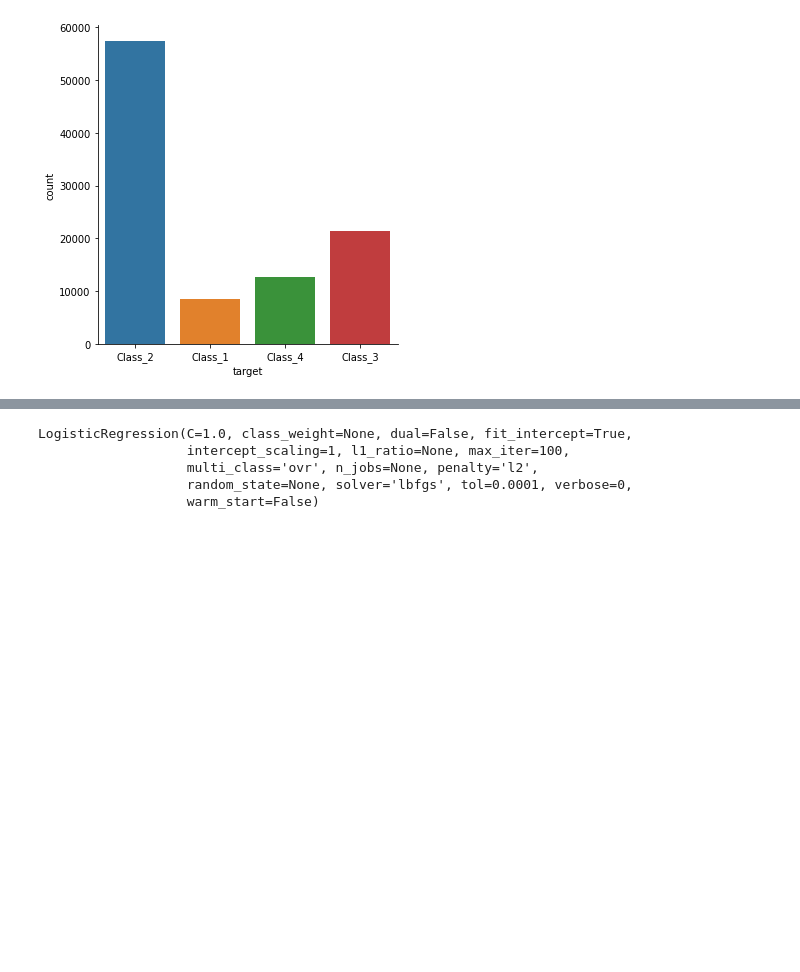
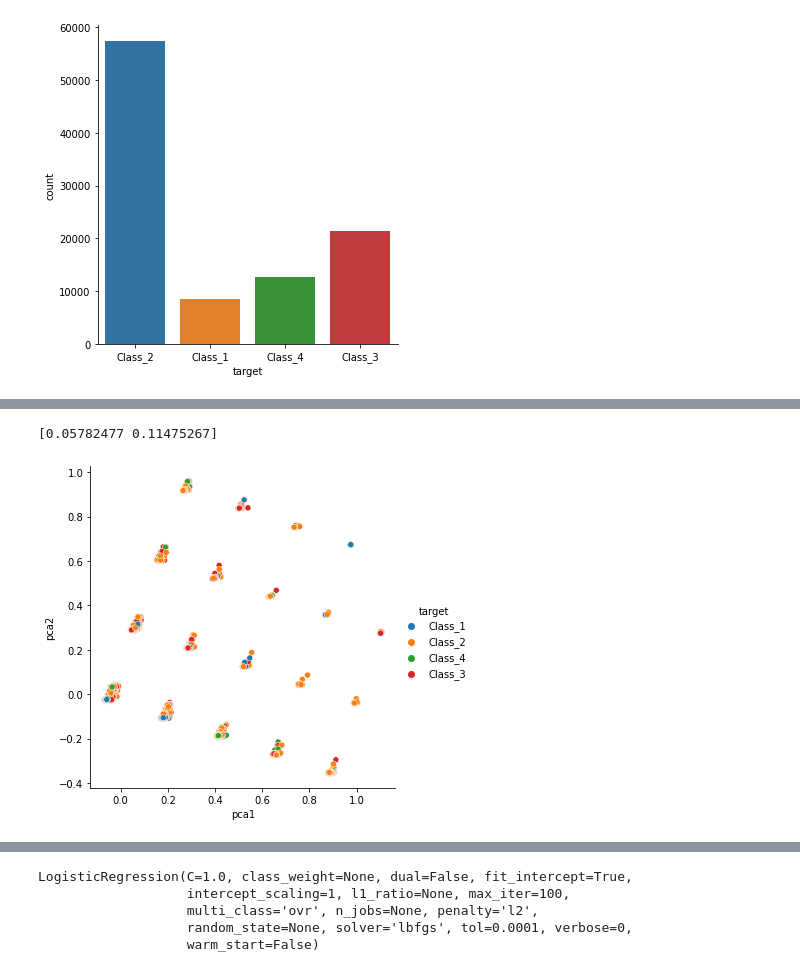
Before and after one commit to shreyansh273/TPS-May-2021, a Jupyter notebook: TPS_May2021.ipynb, the cells around one changed output, grey strips where cells are left out. Saved outputs shown, nothing was run; the diff lists cells and outputs as text; code cells hidden in the pictures; blank space fills up the shorter version.

```diff
--- a/TPS_May2021.ipynb
+++ b/TPS_May2021.ipynb
@@ -127,3 +134,15 @@ X = train.drop('target', axis=1)
 y = train['target']
 # %%
 X_train, X_test, y_train, y_test = train_test_split(X, y, test_size=0.3, random_state=52)
+# %%
+scalar = MinMaxScaler()
+X_train_scaled = scalar.fit_transform(X_train)
+X_test_scaled = scalar.transform(X_test)
+# %%
+pca = PCA(n_components=2)
+principal_comp = pd.DataFrame(pca.fit_transform(X_train_scaled), columns=['pca1','pca2'])
+sns.relplot(x="pca1", y="pca2", data=X_train_pca, kind='scatter', hue=y_train)
+print(pca.explained_variance_ratio_.cumsum())
+# %% [output]
+[0.05782477 0.11475267]
+[figure, added]
```
Also changed, not shown: parts of 11 cells of this notebook.
